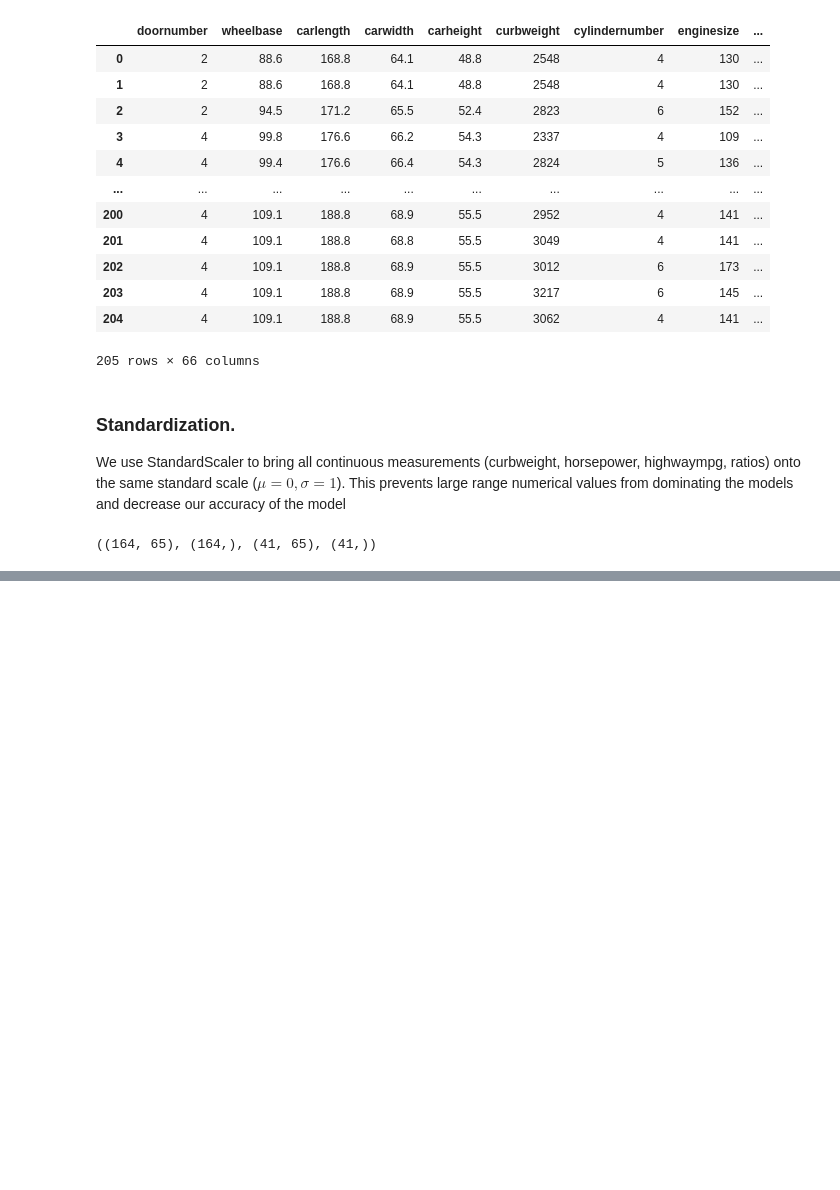
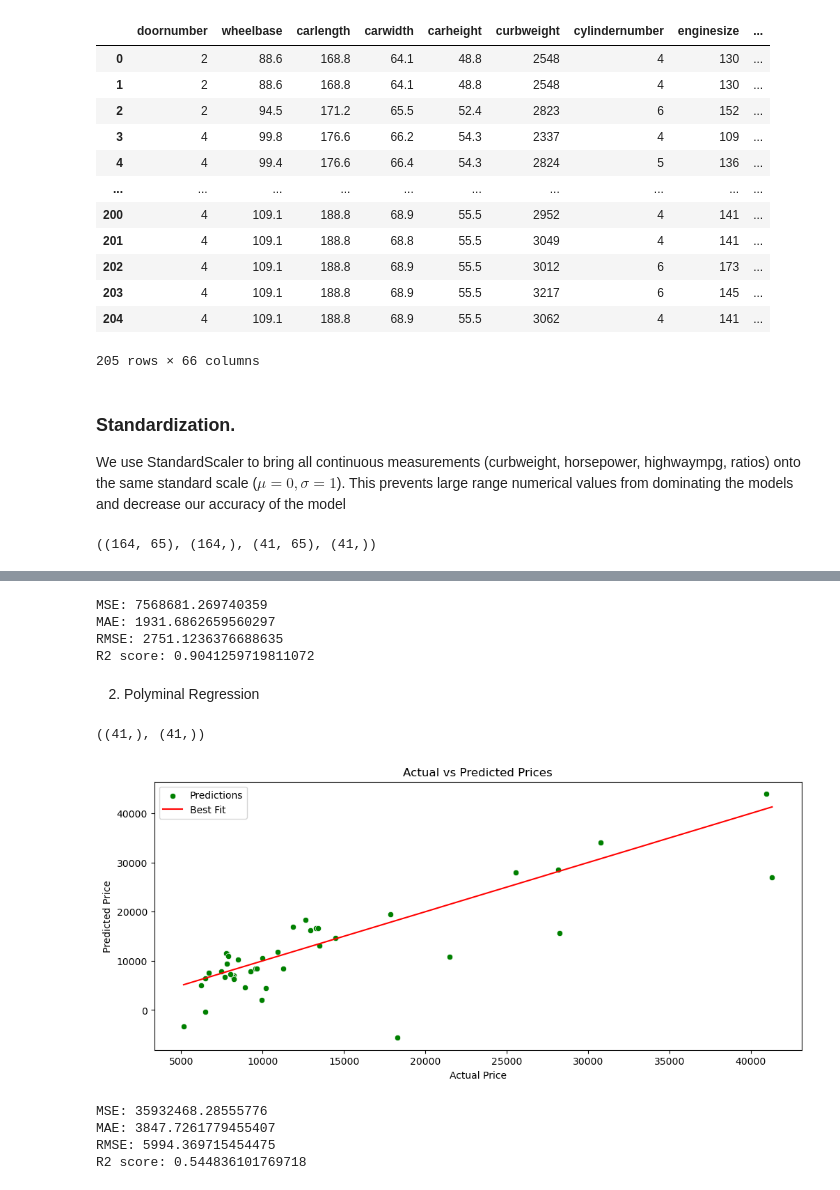
Before and after one commit to bikashsahani/car-price-prediction-using-Regression, a Jupyter notebook: car_price_prediction.ipynb, the cells around one changed output, grey strips where cells are left out. Drawn from its saved outputs; the diff is of its cells as text; code cells hidden in the pictures; blank space fills up the shorter version.

```diff
--- a/car_price_prediction.ipynb
+++ b/car_price_prediction.ipynb
@@ -827,0 +986,79 @@ x_train.shape, y_train.shape, x_test.shape, y_test.shape
+# %%
+# ElasticNet Regression
+from sklearn.linear_model import ElasticNet
+
+elastic_reg = ElasticNet(alpha=0.005,l1_ratio=0.9)
+elastic_reg.fit(x_train,y_train)
+y_pred_elastic = elastic_reg.predict(x_test)
+
+## Performance metrics
+from sklearn.metrics import mean_squared_error, mean_absolute_error
+print("MSE:", mean_squared_error(y_test, y_pred_elastic))
+print("MAE:", mean_absolute_error(y_test, y_pred_elastic))
+print("RMSE:", np.sqrt(mean_squared_error(y_test, y_pred_elastic)))
+
+# R2 score
+from sklearn.metrics import r2_score
+print(f"R2 score: {r2_score(y_test, y_pred_elastic)}")
+# %% [output]
+MSE: 7568681.269740359
+MAE: 1931.6862659560297
+RMSE: 2751.1236376688635
+R2 score: 0.9041259719811072
+# %% [markdown]
+2. Polyminal Regression
+# %%
+from sklearn.preprocessing import PolynomialFeatures
+from sklearn.linear_model import LinearRegression
+from sklearn.metrics import mean_squared_error, r2_score
+
+# 1. Choose degree (degree=2 creates quadratic terms x^2 and interaction terms x1*x2)
+poly = PolynomialFeatures(degree=2, include_bias=False)
+
+# 2. Transform numerical features on train and test sets
+# (Use x_train and x_test from your existing split)
+x_train_poly = poly.fit_transform(x_train)
+x_test_poly = poly.transform(x_test)
+
+# 3. Fit Linear Regression on polynomial features
+poly_model = LinearRegression()
+poly_model.fit(x_train_poly, y_train)
+
+# 4. Make Predictions
+y_pred_poly = poly_model.predict(x_test_poly)
+# %%
+y_pred_poly.shape, y_test.shape
+# %% [output]
+((41,), (41,))
+# %%
+## Visualize this model
+
+plt.figure(figsize=(12, 5))
+# 1. Plot actual vs predicted scatter points
+sns.scatterplot(x=y_test, y=y_pred_poly, color='g', label='Predictions')
+
+# 2. Draw the diagonal line of Best fit.
+plt.plot([y_test.min(), y_test.max()], [y_test.min(), y_test.max()], color='r', label='Best Fit')
+plt.xlabel('Actual Price')
+plt.ylabel('Predicted Price')
+plt.title('Actual vs Predicted Prices')
+plt.legend()
+plt.show()
+# %% [output]
+[figure, added]
+# %%
+## Performance metrics
+from sklearn.metrics import mean_squared_error, mean_absolute_error
+print("MSE:", mean_squared_error(y_test, y_pred_poly))
+print("MAE:", mean_absolute_error(y_test, y_pred_poly))
+print("RMSE:", np.sqrt(mean_squared_error(y_test, y_pred_poly)))
+
+# R square
+from sklearn.metrics import r2_score
+score = r2_score(y_test, y_pred_poly)
+print(f"R2 score: {score}")
+# %% [output]
+MSE: 35932468.28555776
+MAE: 3847.7261779455407
+RMSE: 5994.369715454475
+R2 score: 0.544836101769718
```
Also changed, not shown: parts of 28 cells of this notebook, 1 other file.
